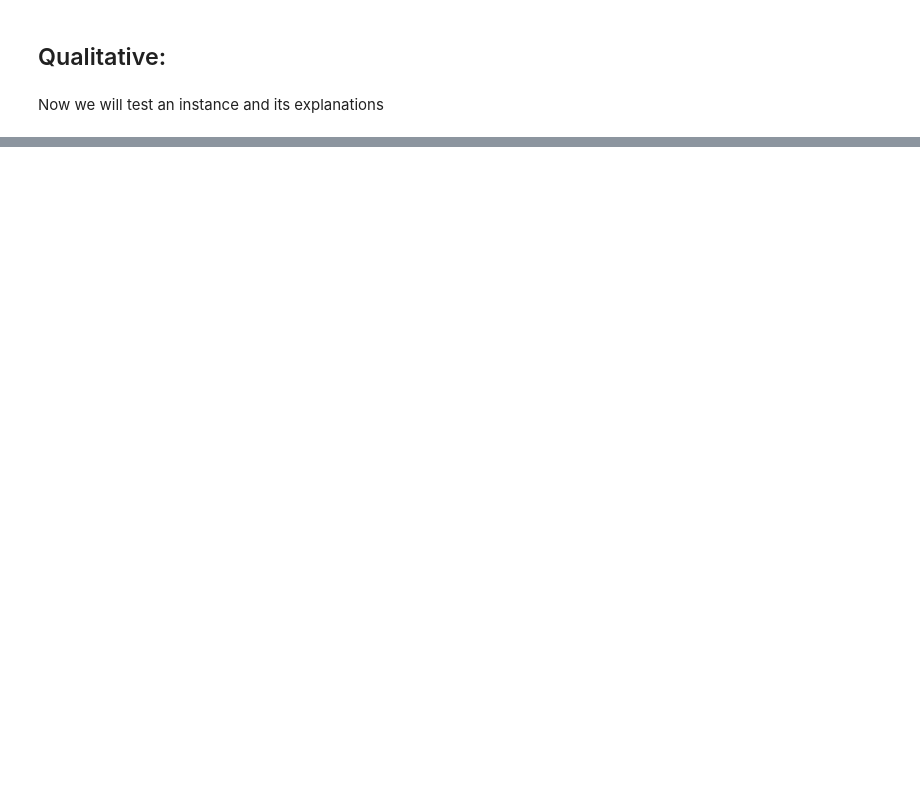
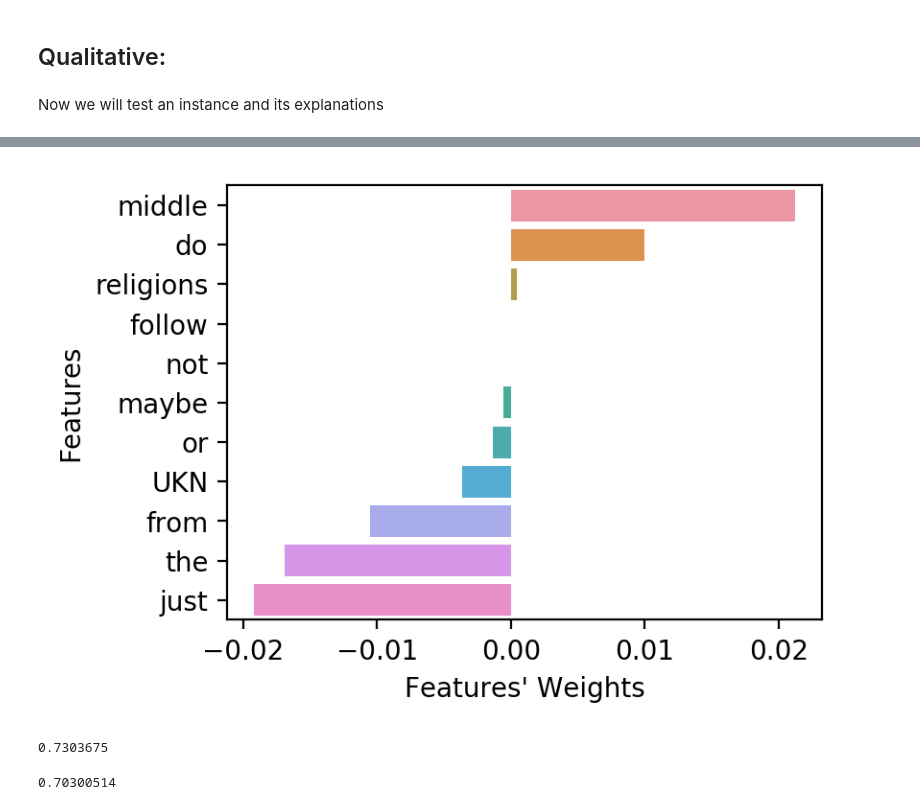
Before and after one commit to intelligence-csd-auth-gr/LionLearn, a Jupyter notebook: LioNets_V2/lionets/LioNets_Hatespeech_Embeddings.ipynb, the cells around one changed output, grey strips where cells are left out. Cells and saved outputs as stored; diff of their text form; code cells hidden in the pictures; blank space fills up the shorter version.

```diff
--- a/LioNets_V2/lionets/LioNets_Hatespeech_Embeddings.ipynb
+++ b/LioNets_V2/lionets/LioNets_Hatespeech_Embeddings.ipynb
@@ -433,9 +618,11 @@ def fi_lime(text,prediction,model):
                 interpretation.append(0)
     return np.array([interpretation])[0]
 def fi_lionets(text,prediction,model):
-    weights, _, _, names, _ = lionet.explain_instance(text,2500,transparent_model)
+    weights, _, _, names, _ = lionet.explain_instance(text,6500,transparent_model)
     lionets_w = {}
-    for v,k in dict(zip(list(weights[0]), list(names))).items():
+    for i in range(len(list(weights[0]))):
+        v = weights[0][i]
+        k = names[i]
         if k == 'ukn':
             lionets_w[tk.word_index['UKN']] = v
         else:
@@ -445,12 +632,16 @@ def fi_lionets(text,prediction,model):
         if i == 0:
             interpretation.append(0)
         else:
-            interpretation.append(lionets_w[i])
+            if i in lionets_w:
+                interpretation.append(lionets_w[i])
+            else:
+                interpretation.append(0)
     return np.array([interpretation])[0]
 # %%
 print("*Please let it run, it will take time probably*")
-fi_names = {fi_LRP:'LRP',fi_lime:'Lime',fi_lionets:'LioNets'}
-fis = [fi_LRP, fi_lime,fi_lionets]
+fi_names = {fi_LRP:'LRP',fi_lime:'Lime', fi_lionets:'LioNets', fi_lionetsWA:'LioNetsWA'}
+fis = [fi_LRP, fi_lime, fi_lionets, fi_lionetsWA]
+
 fis_scores = []
 for i in fis:
     fis_scores.append([])
@@ -486,14 +682,14 @@ train[:4]
 # %%
 print("*Please let it run, it will take time probably*")
-fi_names = {fi_LRP:'LRP',fi_lime:'Lime',fi_lionets:'LioNets'}
-fis = [fi_LRP, fi_lime,fi_lionets]
+fi_names = {fi_LRP:'LRP',fi_lime:'Lime', fi_lionets:'LioNets', fi_lionetsWA:'LioNetsWA'}
+fis = [fi_LRP, fi_lime, fi_lionets, fi_lionetsWA]
 fis_scores = []
 for i in fis:
     fis_scores.append([])
 count = 0
 
 altruistino = Altruist(model, train, fis, features, None, True, None, True)
-for instance in valid[:2]:
+for instance in valid:
     if (count + 1) % 25 == 0:
         print(count+1,"/",len(valid),"..",end=", ")
     #print(len(instance))
@@ -524,5 +738,5 @@ X_T[22]
 # %%
-weights, a, b, names, c = lionet.explain_instance(X_tr[22],2500,transparent_model)
+weights, a, b, names, c = lionet.explain_instance(X_tr[22],6500,transparent_model)
 # %%
 lionets_w = {}
 for v,k in dict(zip(list(weights[0]), list(names))).items():
@@ -539,14 +769,23 @@ interpretation, a, b
 # %%
 import seaborn as sns
 plt.figure(num=None, figsize=(4, 3), dpi=200, facecolor='w', edgecolor='k')
 i_weights = pd.DataFrame({"Features": [o[0] for o in np.array(interpretation)[:,:1]],
                                   "Features' Weights": [float(o[0]) for o in np.array(interpretation)[:,1:]]})
 i_weights = i_weights.sort_values(by="Features' Weights", ascending=False)
+i_weights = i_weights[(i_weights["Features' Weights"] != 0)]
 i_weights = i_weights.drop_duplicates()
 sns.barplot(x="Features' Weights", y="Features", data=i_weights)
 plt.show()
+# %% [output]
+[figure, added]
+# %%
+lime_predict(['or maybe just do not follow UKN UKN religions from the middle UKN'])[0][1]
+# %% [output]
+0.7303675
 # %%
-lime_predict(['or maybe just do not follow UKN UKN from the UKN UKN'])[0][1]
+lime_predict(['or maybe just do not follow UKN UKN religions from the UKN'])[0][1]
+# %% [output]
+0.70300514
 # %%
 plt.figure(num=None, figsize=(10, 8), dpi=250, facecolor='w', edgecolor='k')
 i_weights = pd.DataFrame({"Features": names,
```
Also changed, not shown: parts of 53 cells of this notebook, 14 other files.
